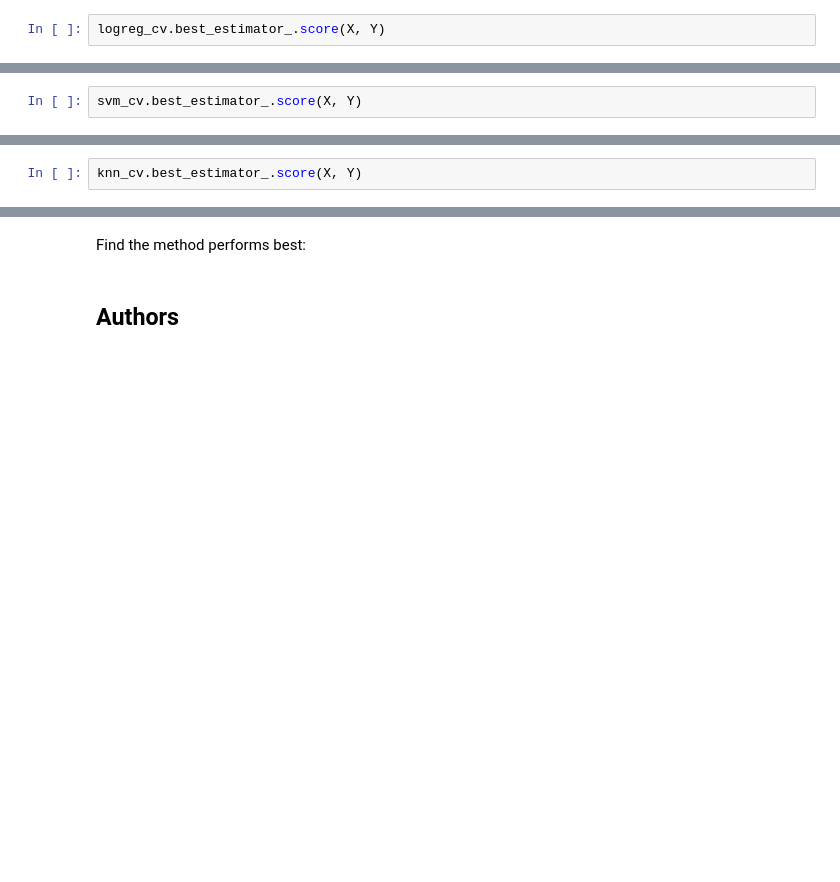
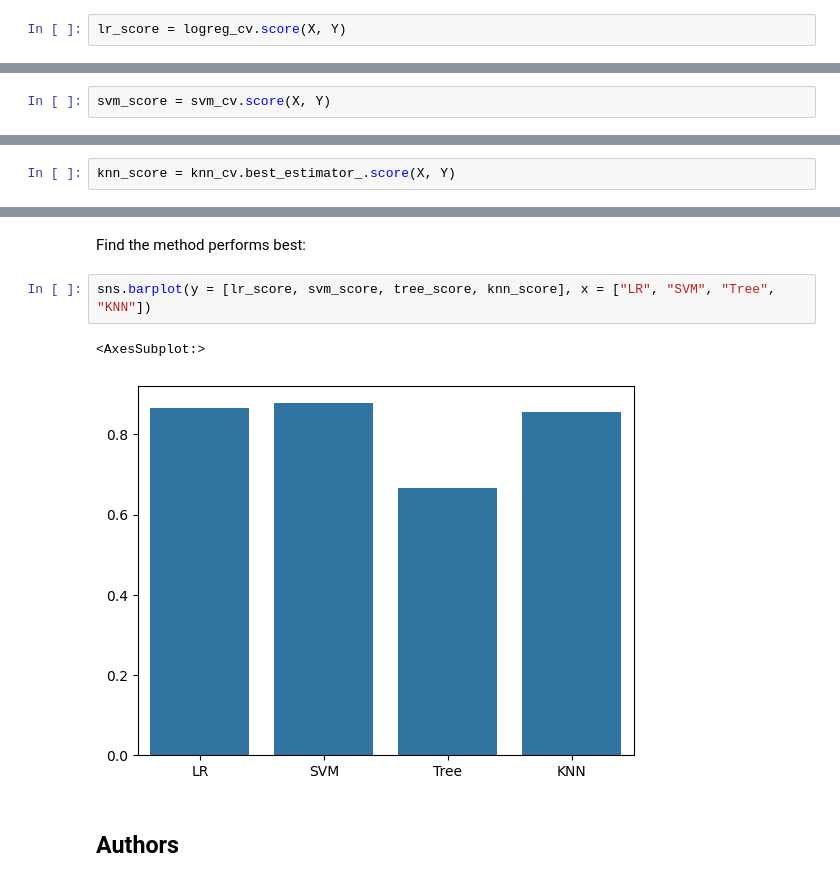
Before and after one commit to alex-raw/ibm-certificate-coursera, a Jupyter notebook: SpaceX_Machine_Learning_Prediction_Part_5.jupyterlite.ipynb, the cells around one changed output, grey strips where cells are left out. Drawn from its saved outputs; the diff is of its cells as text; blank space fills up the shorter version.

```diff
--- a/SpaceX_Machine_Learning_Prediction_Part_5.jupyterlite.ipynb
+++ b/SpaceX_Machine_Learning_Prediction_Part_5.jupyterlite.ipynb
@@ -182,4 +183,4 @@ accuracy : 0.8464285714285713
 # %% [markdown]
 Calculate the accuracy on the test data using the method <code>score</code>:
 # %%
-logreg_cv.best_estimator_.score(X, Y)
+lr_score = logreg_cv.score(X, Y)
@@ -224,4 +223,4 @@ accuracy : 0.8482142857142856
 # %% [markdown]
 Calculate the accuracy on the test data using the method <code>score</code>:
 # %%
-svm_cv.best_estimator_.score(X, Y)
+svm_score = svm_cv.score(X, Y)
@@ -325,4 +320,4 @@ accuracy : 0.8482142857142858
 # %% [markdown]
 Calculate the accuracy of knn_cv on the test data using the method <code>score</code>:
 # %%
-knn_cv.best_estimator_.score(X, Y)
+knn_score = knn_cv.best_estimator_.score(X, Y)
@@ -337,6 +332,11 @@ plot_confusion_matrix(Y_test,yhat)
 ## TASK  12
 # %% [markdown]
 Find the method performs best:
+# %%
+sns.barplot(y = [lr_score, svm_score, tree_score, knn_score], x = ["LR", "SVM", "Tree", "KNN"])
+# %% [output]
+<AxesSubplot:>
+[figure, added]
 # %% [markdown]
 ## Authors
 # %% [markdown]
```
Also changed, not shown: parts of 13 cells of this notebook, 2 other files.
